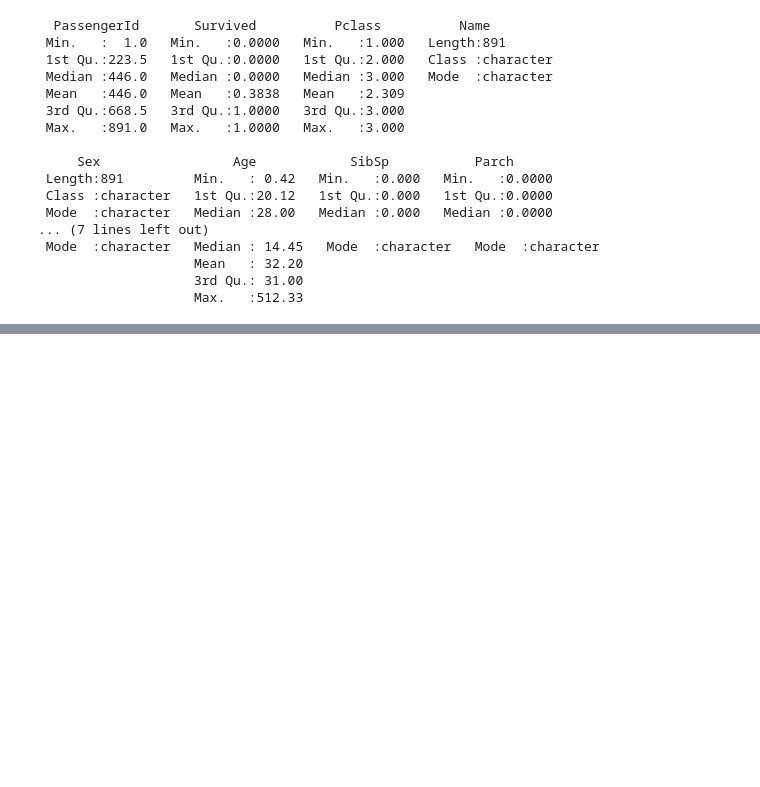
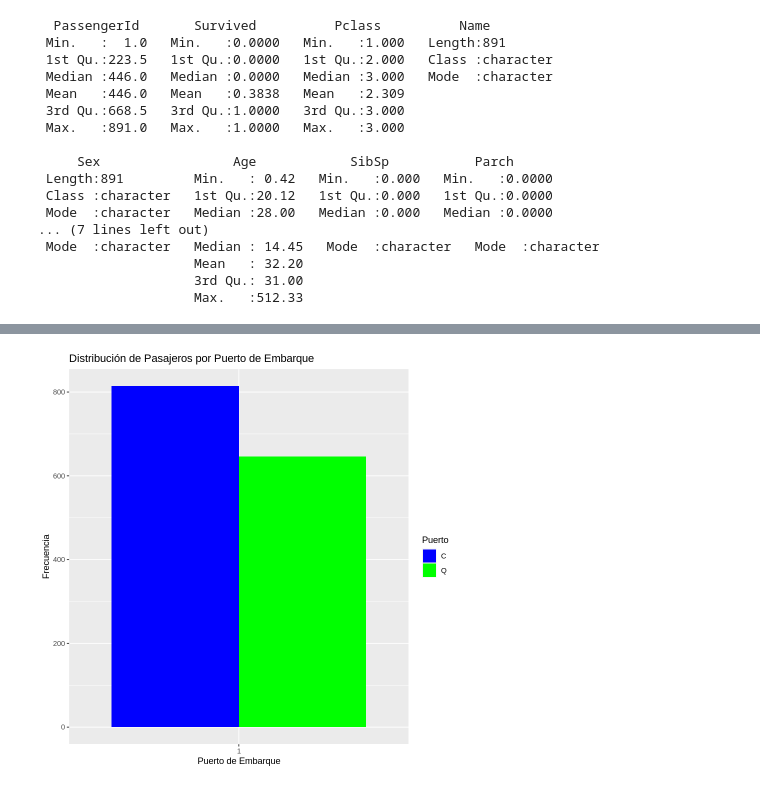
Before and after one commit to ECV21/R-coding-challenges, a Jupyter notebook: Data_cleaning_R_Titanic_Dataset.ipynb, the cells around one changed output, grey strips where cells are left out. Saved outputs shown, nothing was run; the diff lists cells and outputs as text; code cells hidden in the pictures; blank space fills up the shorter version.

```diff
--- a/Data_cleaning_R_Titanic_Dataset.ipynb
+++ b/Data_cleaning_R_Titanic_Dataset.ipynb
@@ -74,0 +316,10 @@ summary(titanic_data)
+# %%
+# Gráfico de barras de la supervivencia por puerto de embarque
+ggplot(titanic_data, aes(x = factor(1))) +
+  geom_bar(aes(fill = factor(EmbarkedC)), position = "dodge") +
+  geom_bar(aes(fill = factor(EmbarkedQ)), position = "dodge") +
+  geom_bar(aes(fill = factor(EmbarkedS)), position = "dodge") +
+  labs(title = "Distribución de Pasajeros por Puerto de Embarque", x = "Puerto de Embarque", y = "Frecuencia") +
+  scale_fill_manual(values = c("blue", "green", "red"), name = "Puerto", labels = c("C", "Q", "S"))
+# %% [output]
+[figure, added]
```
Also changed, not shown: parts of 21 cells of this notebook.
